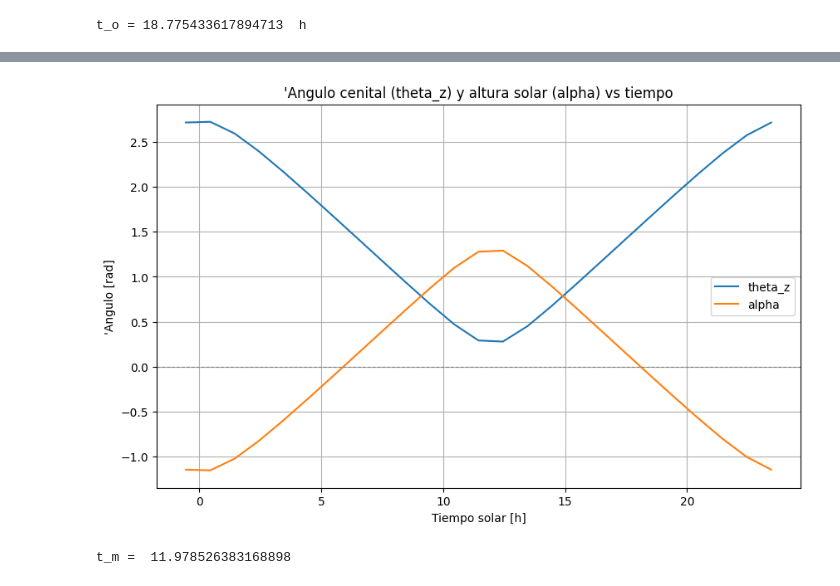
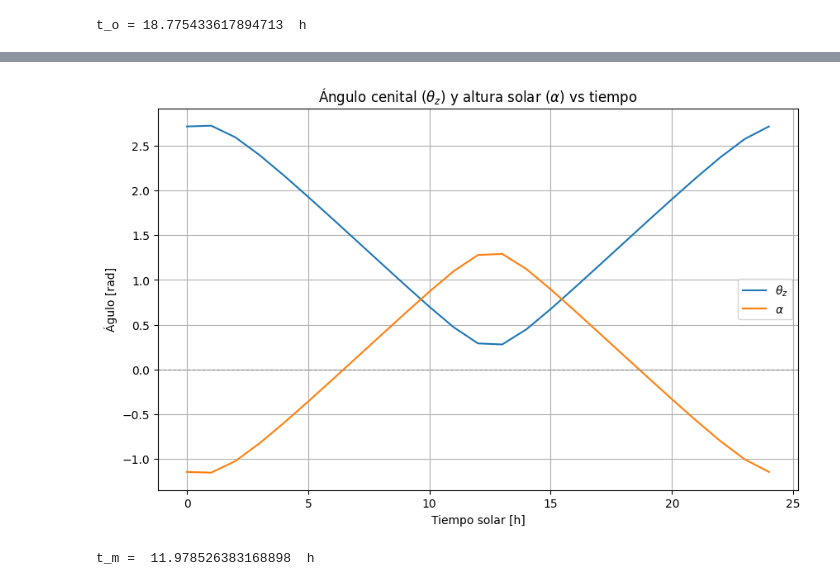
Before and after one commit to alejandroceba/posicion_sol1, a Jupyter notebook: posicion_sol.ipynb, the cells around one changed output, grey strips where cells are left out. Saved outputs shown, nothing was run; the diff lists cells and outputs as text; code cells hidden in the pictures.

```diff
--- a/posicion_sol.ipynb
+++ b/posicion_sol.ipynb
@@ -184,20 +91,20 @@ alpha = np.arcsin(np.sin(phi) * np.sin(delta) + np.cos(phi) * np.cos(delta) * np
 theta_z = np.pi / 2 - alpha
 # %%
 plt.figure(figsize=(10,6))
-plt.plot(t_sol, theta_z, label="theta_z")
-plt.plot(t_sol, alpha, label="alpha")
+plt.plot(t_est, theta_z, label=r"$\theta_z$")
+plt.plot(t_est, alpha, label=r"$\alpha$")
 
 plt.axhline(0, color="gray", linestyle="--", linewidth=0.8)
 plt.xlabel("Tiempo solar [h]")
-plt.ylabel("'Angulo [rad]")
-plt.title("'Angulo cenital (theta_z) y altura solar (alpha) vs tiempo")
+plt.ylabel("Águlo [rad]")
+plt.title(r"Ángulo cenital ($\theta_z$) y altura solar ($\alpha$) vs tiempo")
 plt.legend()
 plt.grid(True)
 plt.show()
 # %% [output]
-[figure, old version]
+[figure, new version]
 # %%
 t_m = 12 - np.pi * (L_loc - L_zh) / 12 - C_1 - E_t / 60
-print("t_m = ",t_m)
+print("t_m = ",t_m, " h")
 # %% [output]
-t_m =  11.978526383168898
+t_m =  11.978526383168898  h
```
Also changed, not shown: parts of 12 cells of this notebook.
